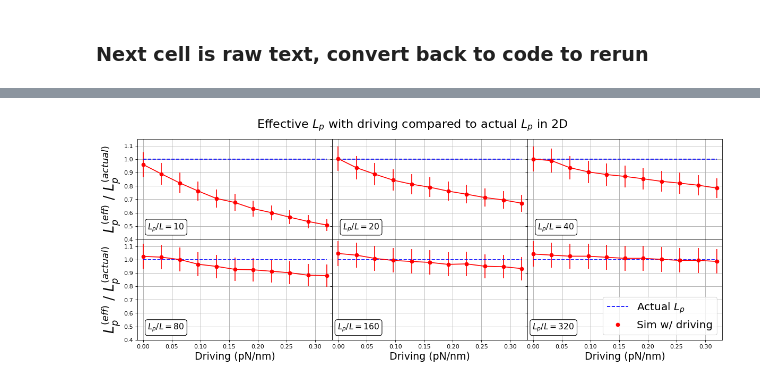
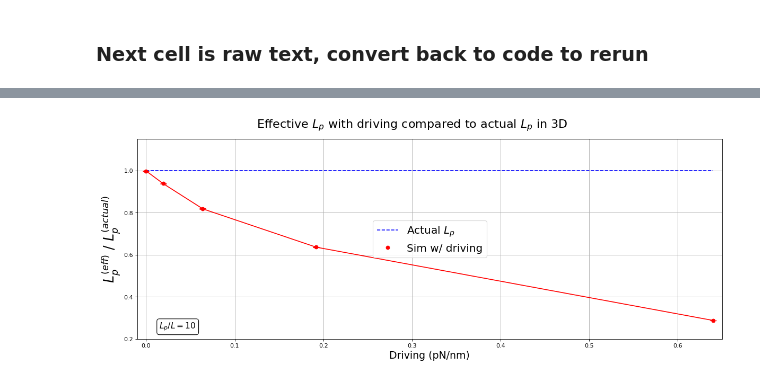
Before and after one commit to jeffmm/simcore, a Jupyter notebook: scripts/MSE2E.ipynb, the cells around one changed output, grey strips where cells are left out. Drawn from its saved outputs; the diff is of its cells as text; code cells hidden in the pictures.

Commit message:
Updated .theta output to include driving
Former-commit-id: 4f4f060129eefaa41c8ecfb9be09fddeed1f737b

```diff
--- a/scripts/MSE2E.ipynb
+++ b/scripts/MSE2E.ipynb
@@ -61,5 +163,6 @@ df.to_pickle('mse2e_data_new.pkl')
 # %%
-df = pd.read_pickle('mse2e_data_new.pkl')
+df = pd.read_pickle('mse2e_data_3d.pkl')
+thetaDF = pd.read_pickle('mse2e_thetas_3d.pkl')
 # %%
 df.head()
 # %% [output]
@@ -116,46 +271,42 @@ plt.show()
 # %%
-grouped=df2d.groupby('persistence_length (nm)')
-fig,ax=plt.subplots(nrows=2,ncols=int(len(grouped)/2),figsize=(15,6),dpi=80,sharey=True,sharex=True)
-i=0
-j=0
-ax[0][0].set_ylabel(r'$L_{p}^{(eff)}$ / $L^{(actual)}_{p}$',fontsize=23)
-ax[1][0].set_ylabel(r'$L_{p}^{(eff)}$ / $L^{(actual)}_{p}$',fontsize=23)
-fig.suptitle("Effective " + r'$L_p$' +" with driving compared to actual " r'$L_p$' +" in 2D",fontsize=20)
-for perlen,group in grouped:
+grouped=df3d.groupby('persistence_length (nm)')
+fig,ax=plt.subplots(nrows=1,ncols=1,figsize=(15,6),dpi=80,sharey=True)
+#ax.set_ylabel(r'$L_{p}^{(eff)}$ / $L^{(actual)}_{p}$',fontsize=23)
+ax.set_ylabel(r'$L_{p}^{(eff)}$ / $L^{(actual)}_{p}$',fontsize=23)
+fig.suptitle("Effective " + r'$L_p$' +" with driving compared to actual " r'$L_p$' +" in 3D",fontsize=20)
+#i=0
+#for perlen,group in grouped:
     #ax[i].set_title("\n\n"+r'$L_p/L$: ' + str(perlen/(50*25)),fontsize=15,y=1.0)
-    ax[i][j].errorbar(group['driving (pN/nm)'],group['effective_lp (nm)']/group['persistence_length (nm)'],yerr=group['eff_lp_std_err (nm)']/group['persistence_length (nm)'],color='red')
-    ax[i][j].plot(group['driving (pN/nm)'],group['persistence_length (nm)']/group['persistence_length (nm)'],'b--')
-    ax[i][j].plot(group['driving (pN/nm)'],group['effective_lp (nm)']/group['persistence_length (nm)'],'ro')
-    #ax[i].ticklabel_format(sytle='sci',axis='x',scilimits=(0,0))
-    #ax[i].ticklabel_format(sytle='sci',axis='y',scilimits=(0,0))
-    #ax[i].set_ylabel(r'Effective $L_p$ / Actual $L_p$',fontsize=14)
-    if i>0:
-        ax[i][j].set_xlabel("Driving (pN/nm)",fontsize=17)
-    #ax[i][j].legend(markerscale=0)
-    #ax[i][j].legend([r'$L_{p}/L = %.0f$'%(perlen/(50*25))],loc=3,fontsize=14)
-    ax[i][j].annotate(r'$L_{p}/L = %.0f$'%(perlen/(50*25)), xy=(80, 30), xycoords='axes points',
-            size=14, ha='right', va='top',
-            bbox=dict(boxstyle='round', fc='w'))
-    ax[i][j].set_xlim(min(group['driving (pN/nm)'])-0.01,max(group['driving (pN/nm)'])+0.01)
-    ax[i][j].grid(True)
-    ax[i][j].set_ylim(0.4,1.15)
-    textstr = '$L_p/L=%.0f$'%(perlen/(50*25))
-    props = dict(boxstyle='square', facecolor='white', alpha=1)
-    #ax[i].text(0.2, 0.1, textstr, transform=ax[i].transAxes, fontsize=20,
-    #        verticalalignment='top', bbox=props)
-    j+=1
-    if j>2:
-        i+=1
-        j=0
+ax.errorbar(group['driving (pN/nm)'],group['effective_lp (nm)']/group['persistence_length (nm)'],yerr=group['eff_lp_std_err (nm)']/group['persistence_length (nm)'],color='red',capsize=5)
+ax.plot(group['driving (pN/nm)'],group['persistence_length (nm)']/group['persistence_length (nm)'],'b--')
+ax.plot(group['driving (pN/nm)'],group['effective_lp (nm)']/group['persistence_length (nm)'],'ro')
+#ax[i].ticklabel_format(sytle='sci',axis='x',scilimits=(0,0))
+#ax[i].ticklabel_format(sytle='sci',axis='y',scilimits=(0,0))
+#ax[i].set_ylabel(r'Effective $L_p$ / Actual $L_p$',fontsize=14)
+#if i>0:
+ax.set_xlabel("Driving (pN/nm)",fontsize=17)
+#ax[i][j].legend(markerscale=0)
+#ax[i][j].legend([r'$L_{p}/L = %.0f$'%(perlen/(50*25))],loc=3,fontsize=14)
+ax.annotate(r'$L_{p}/L = %.0f$'%(perlen/(50*25)), xy=(100, 30), xycoords='axes points',
+        size=14, ha='right', va='top',
+        bbox=dict(boxstyle='round', fc='w'))
+ax.set_xlim(min(group['driving (pN/nm)'])-0.01,max(group['driving (pN/nm)'])+0.01)
+ax.grid(True)
+ax.set_ylim(0.2,1.15)
+textstr = '$L_p/L=%.0f$'%(perlen/(50*25))
+props = dict(boxstyle='square', facecolor='white', alpha=1)
+#ax[i].text(0.2, 0.1, textstr, transform=ax[i].transAxes, fontsize=20,
+#        verticalalignment='top', bbox=props)
+#i+=1
 
 
-ax[1][2].legend([r'Actual $L_{p}$','Sim w/ driving'],fontsize=18,loc=4)
+ax.legend([r'Actual $L_{p}$','Sim w/ driving'],fontsize=18,loc='center')
 #fig.legend([r'Actual $L_{p}$','Sim w/ driving'],fontsize=20)
 
 fig.tight_layout(rect=(0,0,1,0.93))
 fig.subplots_adjust(wspace=0.0,hspace=0.0)
 #fig.tight_layout(rect=(0.05,0.1,0.95,0.9),pad=0)
-plt.savefig('mse2e_2d.png')
+#plt.savefig('mse2e_3d.png')
 #plt.show()
 # %% [output]
-[figure, old version]
+[figure, new version]
```
Also changed, not shown: parts of 10 cells of this notebook, 4 other files.
